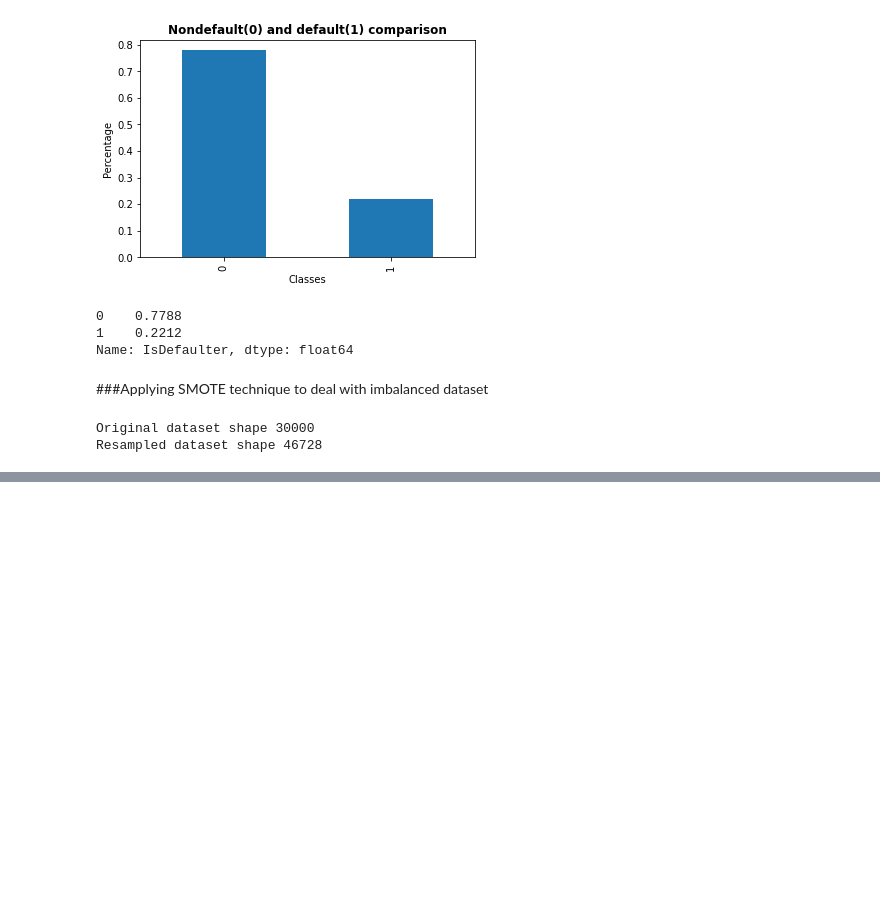
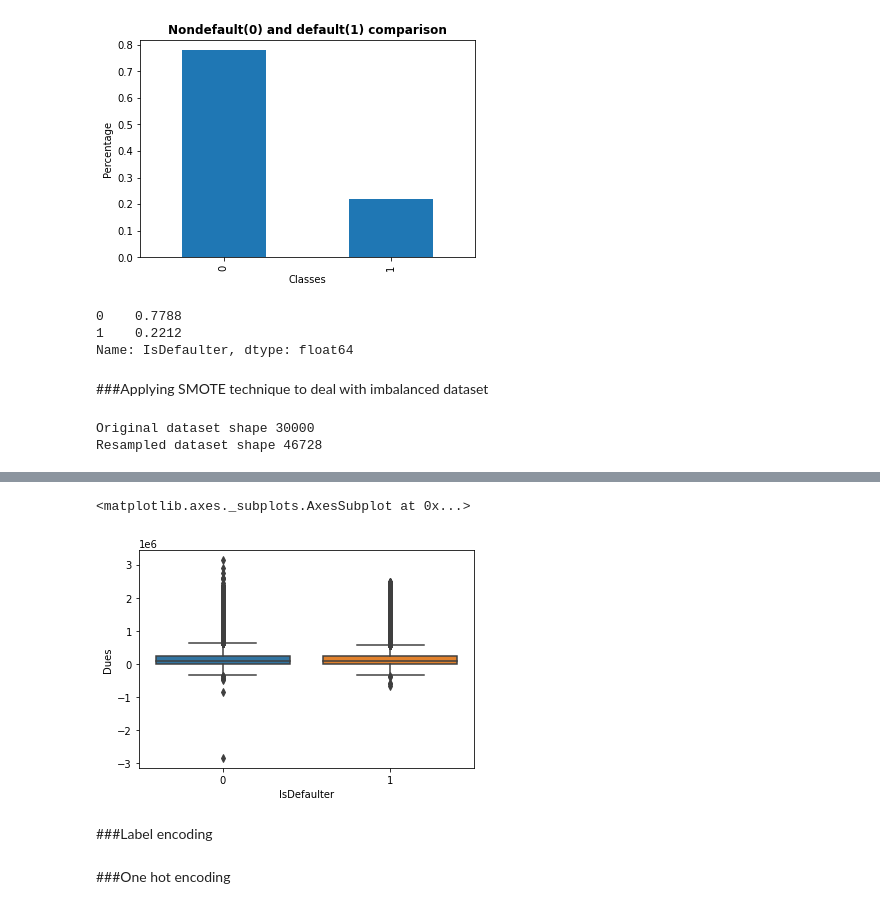
Before and after one commit to Aayushi-Sharma24/Credit_Card_Default_Prediction_Classification, a Jupyter notebook: Credit_Card_Default_Prediction_AS_Capstone_Project.ipynb, the cells around one changed output, grey strips where cells are left out. Cells and saved outputs as stored; diff of their text form; code cells hidden in the pictures; blank space fills up the shorter version.

```diff
--- a/Credit_Card_Default_Prediction_AS_Capstone_Project.ipynb
+++ b/Credit_Card_Default_Prediction_AS_Capstone_Project.ipynb
@@ -420,0 +464,3 @@ Resampled dataset shape 46728
+# %%
+#create new feature dues
+balanced_df['Dues'] = (balanced_df['BILL_AMT_APR']+balanced_df['BILL_AMT_MAY']+balanced_df['BILL_AMT_JUN']+balanced_df['BILL_AMT_JUL']+balanced_df['BILL_AMT_SEPT'])-(balanced_df['PAY_AMT_APR']+balanced_df['PAY_AMT_MAY']+balanced_df['PAY_AMT_JUN']+balanced_df['PAY_AMT_JUL']+balanced_df['PAY_AMT_AUG']+balanced_df['PAY_AMT_SEPT'])
@@ -420,0 +475,6 @@ Resampled dataset shape 46728
+# %%
+#plotting dues using boxplot
+sns.boxplot(data = balanced_df, x = 'IsDefaulter', y = 'Dues' )
+# %% [output]
+<matplotlib.axes._subplots.AxesSubplot at 0x...>
+[figure, added]
@@ -420,0 +484,2 @@ Resampled dataset shape 46728
+# %% [markdown]
+###Label encoding
@@ -420,0 +490,2 @@ Resampled dataset shape 46728
+# %% [markdown]
+###One hot encoding
```
Also changed, not shown: parts of 28 cells of this notebook.
